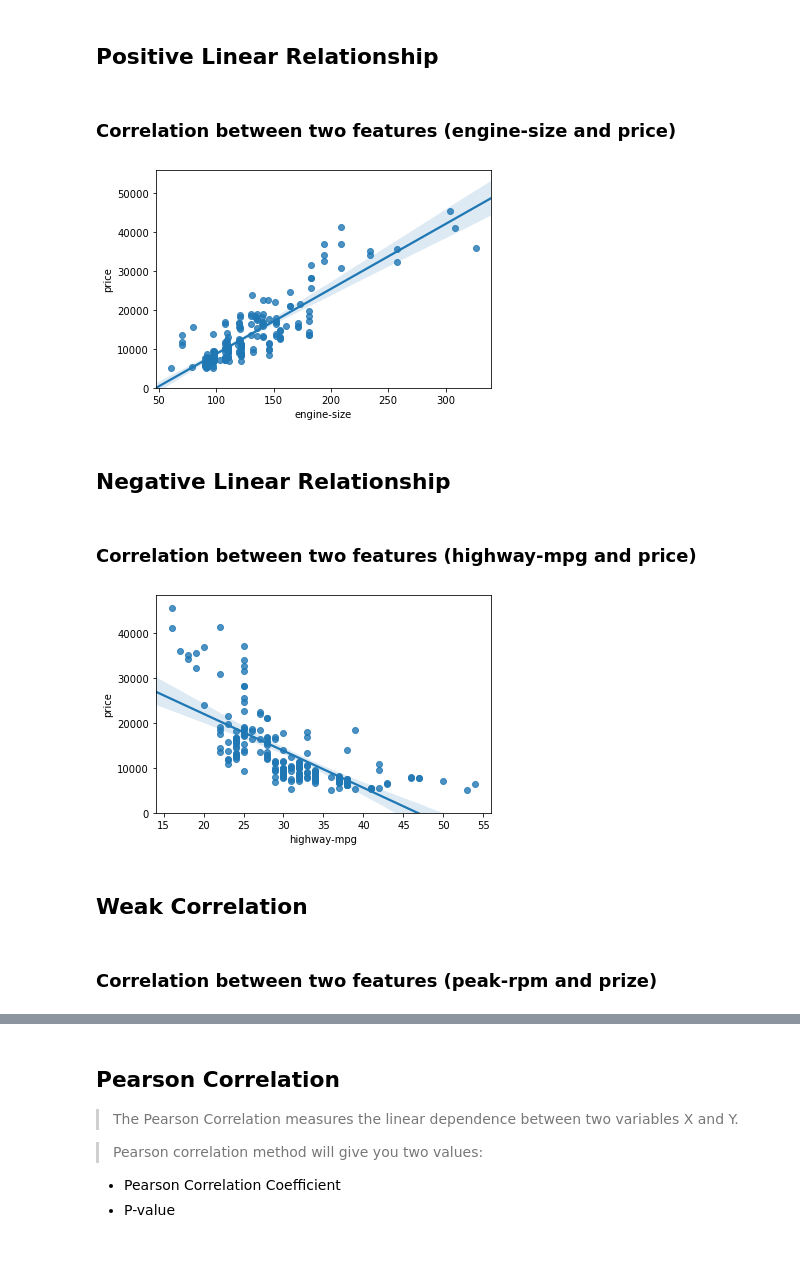
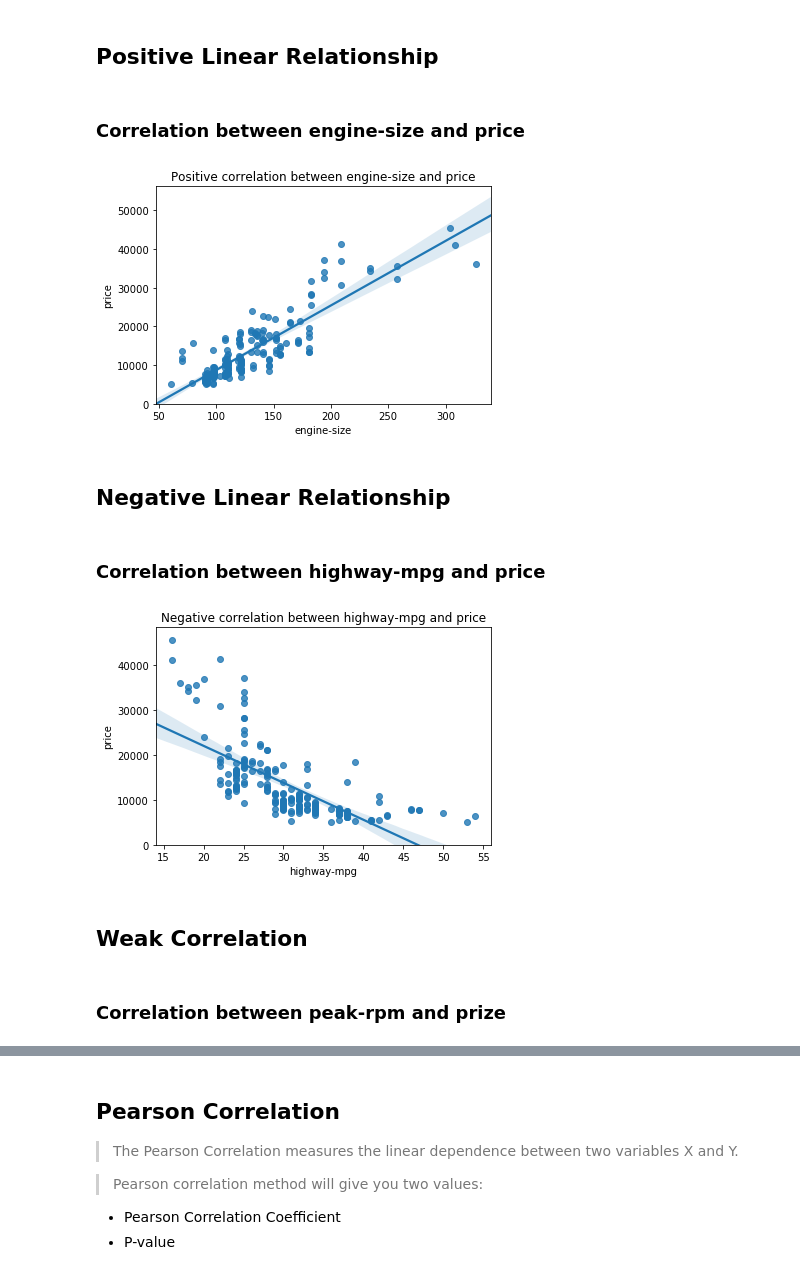
Before and after one commit to aymanibrahim/dapy, a Jupyter notebook: notebooks/03_EDA.ipynb, the cells around one changed output, grey strips where cells are left out. Drawn from its saved outputs; the diff is of its cells as text; code cells hidden in the pictures.

```diff
--- a/notebooks/03_EDA.ipynb
+++ b/notebooks/03_EDA.ipynb
@@ -22,8 +22,8 @@
 import pandas as pd
 import numpy as np
 # %%
-path='https://s3-api.us-geo.objectstorage.softlayer.net/cf-courses-data/CognitiveClass/DA0101EN/automobileEDA.csv'
-df = pd.read_csv(path)
+url='https://s3-api.us-geo.objectstorage.softlayer.net/cf-courses-data/CognitiveClass/DA0101EN/automobileEDA.csv'
+df = pd.read_csv(url)
 df.head()
 # %% [output]
 |  | symboling | normalized-losses | make | aspiration | num-of-doors | body-style | drive-wheels | ... |
@@ -427,24 +500,28 @@ Look at the correlation of the variables with the car price, to find how is the
 # %% [markdown]
 ## Positive Linear Relationship
 # %% [markdown]
-### Correlation between two features (engine-size and price)
+### Correlation between engine-size and price
 # %%
 sns.regplot(x="engine-size", y="price", data=df)
-plt.ylim(0,);
+plt.ylim(0,)
+plt.title("Positive correlation between engine-size and price")
+plt.savefig('../figs/03_EDA/05_pearson/positive_correlation_engine_size_price_scatterplot.png')
 # %% [output]
-[figure, old version]
+[figure, new version]
 # %% [markdown]
 ## Negative Linear Relationship
 # %% [markdown]
-### Correlation between two features (highway-mpg and price)
+### Correlation between highway-mpg and price
 # %%
 sns.regplot(x="highway-mpg", y="price", data=df)
-plt.ylim(0,);
+plt.ylim(0,)
+plt.title("Negative correlation between highway-mpg and price")
+plt.savefig('../figs/03_EDA/05_pearson/negative_correlation_highway_mpg_price_scatterplot.png')
 # %% [output]
-[figure, old version]
+[figure, new version]
 # %% [markdown]
 ## Weak Correlation
 # %% [markdown]
-### Correlation between two features (peak-rpm and prize)
+### Correlation between peak-rpm and prize
 # %%
 sns.regplot(x="peak-rpm", y="price", data=df)
```
Also changed, not shown: parts of 75 cells of this notebook, 35 other files.
